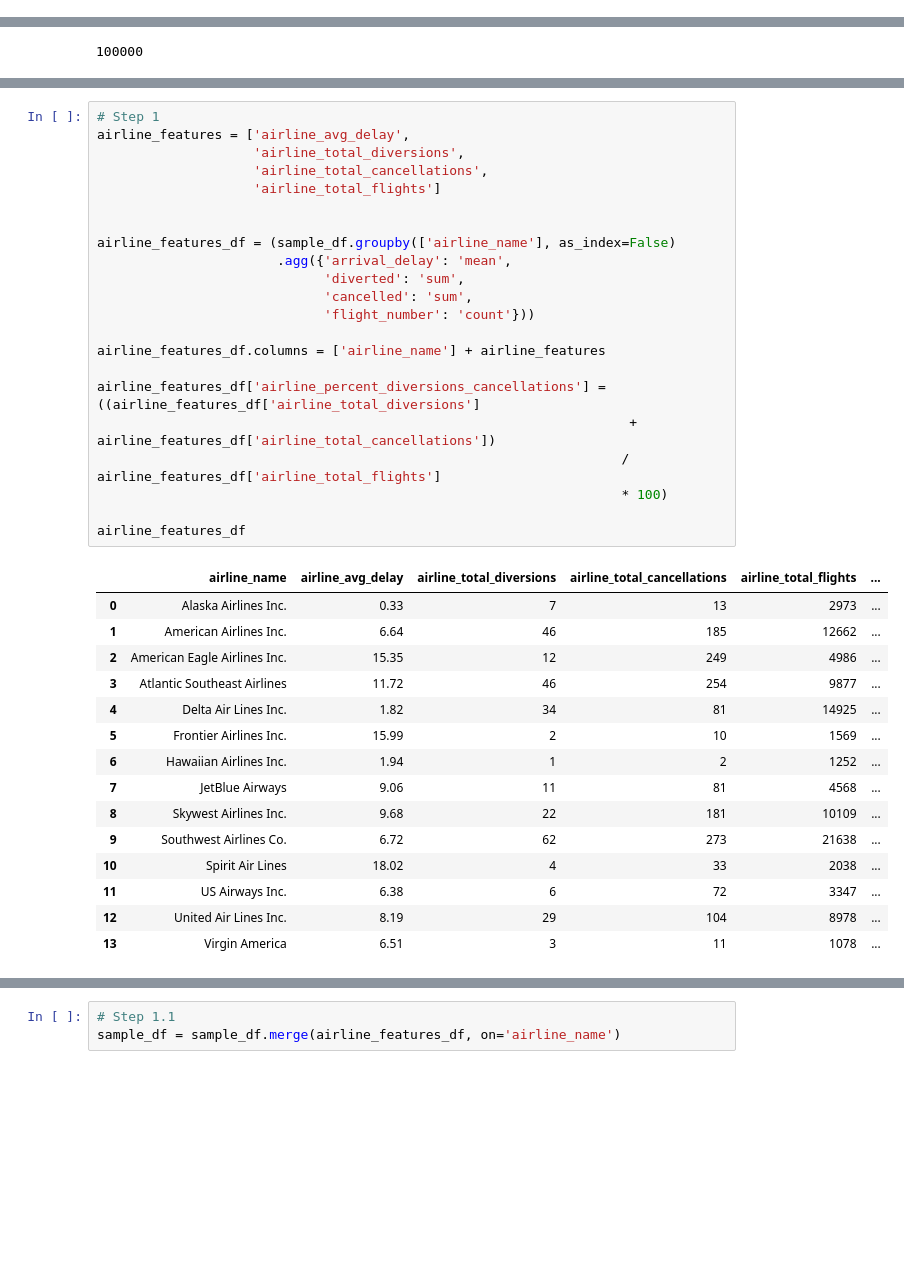
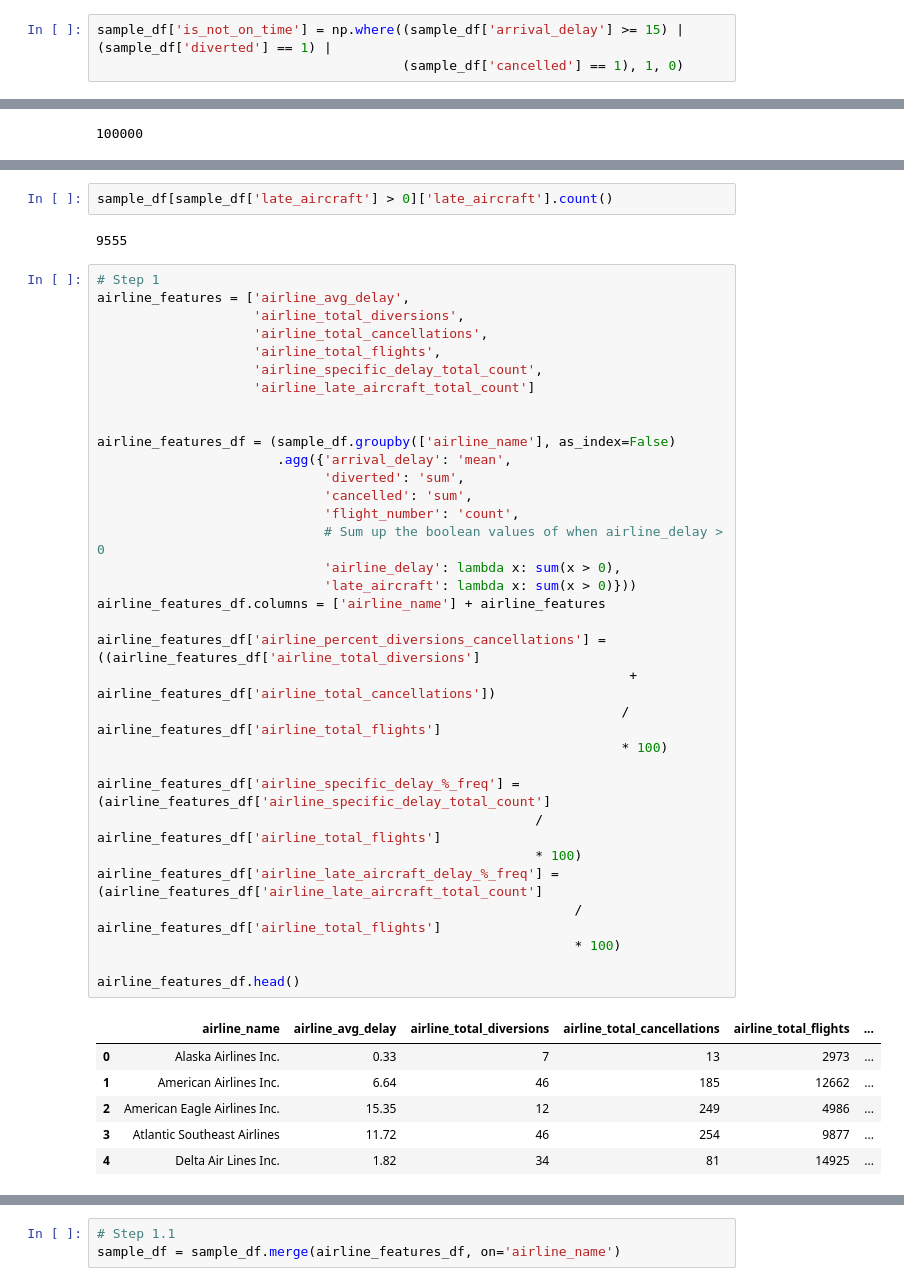
Before and after one commit to binh748/flight-classification, a Jupyter notebook: feature_engineering.ipynb, the cells around one changed output, grey strips where cells are left out. Drawn from its saved outputs; the diff is of its cells as text; blank space fills up the shorter version.

Commit message:
Making some good progress on feature engineering with time-based features

```diff
--- a/feature_engineering.ipynb
+++ b/feature_engineering.ipynb
@@ -55,3 +55,6 @@ cv_records
   'mean_val_recall': 0.0,
   'mean_train_accuracy': 0.8326874999999999,
   'mean_val_accuracy': 0.8326875000000001}]
+# %%
+sample_df['is_not_on_time'] = np.where((sample_df['arrival_delay'] >= 15) | (sample_df['diverted'] == 1) |
+                                       (sample_df['cancelled'] == 1), 1, 0)
@@ -291,38 +321,44 @@ sample_df.groupby(['airline_name'], as_index=False).size().sum()
+# %%
+sample_df[sample_df['late_aircraft'] > 0]['late_aircraft'].count()
+# %% [output]
+9555
 # %%
 # Step 1
 airline_features = ['airline_avg_delay',
                     'airline_total_diversions',
                     'airline_total_cancellations',
-                    'airline_total_flights']
+                    'airline_total_flights',
+                    'airline_specific_delay_total_count',
+                    'airline_late_aircraft_total_count']
 
 
 airline_features_df = (sample_df.groupby(['airline_name'], as_index=False)
                        .agg({'arrival_delay': 'mean',
                              'diverted': 'sum',
                              'cancelled': 'sum',
-                             'flight_number': 'count'}))
-
+                             'flight_number': 'count',
+                             # Sum up the boolean values of when airline_delay > 0
+                             'airline_delay': lambda x: sum(x > 0),
+                             'late_aircraft': lambda x: sum(x > 0)}))
 airline_features_df.columns = ['airline_name'] + airline_features
 
 airline_features_df['airline_percent_diversions_cancellations'] = ((airline_features_df['airline_total_diversions']
                                                                     + airline_features_df['airline_total_cancellations'])
                                                                    / airline_features_df['airline_total_flights']
                                                                    * 100)
 
-airline_features_df
+airline_features_df['airline_specific_delay_%_freq'] = (airline_features_df['airline_specific_delay_total_count']
+                                                        / airline_features_df['airline_total_flights']
+                                                        * 100)
+airline_features_df['airline_late_aircraft_delay_%_freq'] = (airline_features_df['airline_late_aircraft_total_count']
+                                                             / airline_features_df['airline_total_flights']
+                                                             * 100)
+
+airline_features_df.head()
 # %% [output]
 |  | airline_name | airline_avg_delay | airline_total_diversions | airline_total_cancellations | airline_total_flights | ... |
 | 0 | Alaska Airlines Inc. | 0.33 | 7 | 13 | 2973 | ... |
 | 1 | American Airlines Inc. | 6.64 | 46 | 185 | 12662 | ... |
 | 2 | American Eagle Airlines Inc. | 15.35 | 12 | 249 | 4986 | ... |
 | 3 | Atlantic Southeast Airlines | 11.72 | 46 | 254 | 9877 | ... |
 | 4 | Delta Air Lines Inc. | 1.82 | 34 | 81 | 14925 | ... |
-| 5 | Frontier Airlines Inc. | 15.99 | 2 | 10 | 1569 | ... |
-| 6 | Hawaiian Airlines Inc. | 1.94 | 1 | 2 | 1252 | ... |
-| 7 | JetBlue Airways | 9.06 | 11 | 81 | 4568 | ... |
-| 8 | Skywest Airlines Inc. | 9.68 | 22 | 181 | 10109 | ... |
-| 9 | Southwest Airlines Co. | 6.72 | 62 | 273 | 21638 | ... |
-| 10 | Spirit Air Lines | 18.02 | 4 | 33 | 2038 | ... |
-| 11 | US Airways Inc. | 6.38 | 6 | 72 | 3347 | ... |
-| 12 | United Air Lines Inc. | 8.19 | 29 | 104 | 8978 | ... |
-| 13 | Virgin America | 6.51 | 3 | 11 | 1078 | ... |
```
Also changed, not shown: parts of 27 cells of this notebook.
